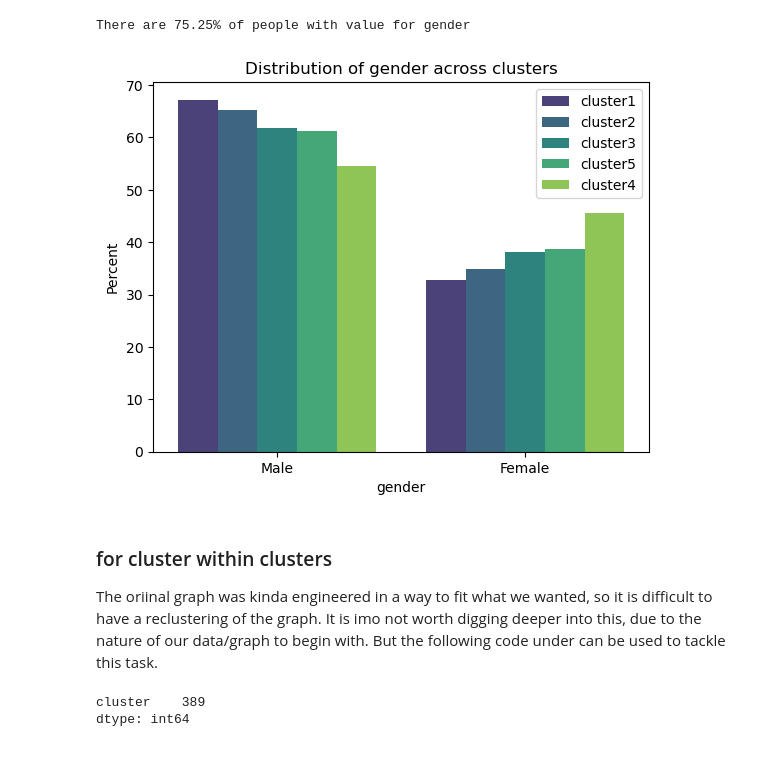
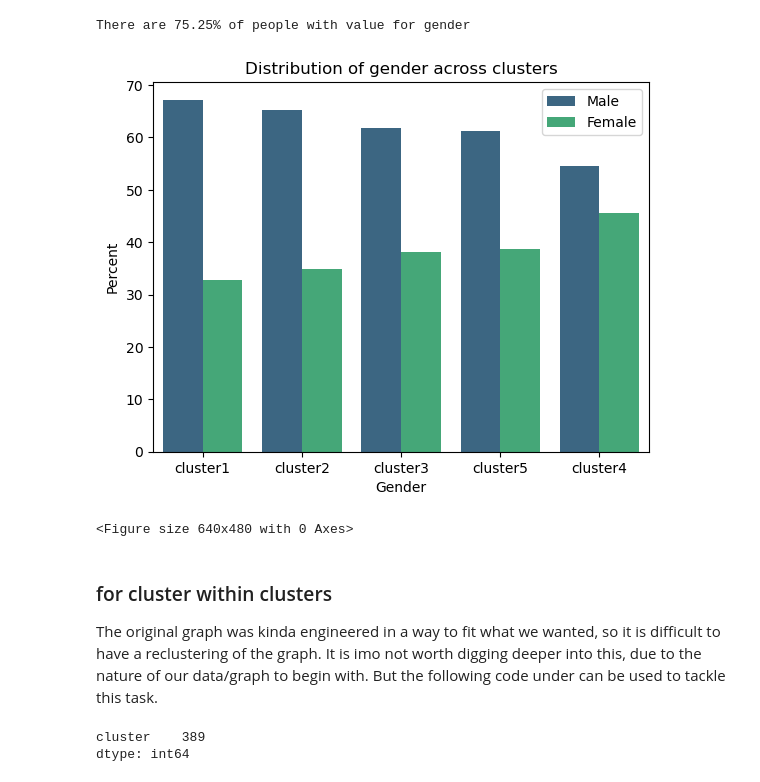
Before and after one commit to epfl-ada/ada-2022-project-tacocat, a Jupyter notebook: src/cluster.ipynb, the cells around one changed output. Cells and saved outputs as stored; diff of their text form; code cells hidden in the pictures.

```diff
--- a/src/cluster.ipynb
+++ b/src/cluster.ipynb
@@ -5,6 +5,8 @@ import numpy as np
 import seaborn as sns
 import matplotlib.pyplot as plt
 from sklearn.cluster import OPTICS
+# %%
+RESULTS_PATH = '../results/clusters/'
 # %%
 #load panda dataframes for movies, poeple, and cluster
 movies = load_movie_metadata()
@@ -332,39 +334,43 @@ cluster1_gender = pd.DataFrame([j for l in cluster1.gender.dropna().values for j
 cluster2_gender = pd.DataFrame([j for l in cluster2.gender.dropna().values for j in l], columns=['gender']).value_counts(normalize=True).mul(100).rename('Percent').reset_index()
 cluster3_gender = pd.DataFrame([j for l in cluster3.gender.dropna().values for j in l], columns=['gender']).value_counts(normalize=True).mul(100).rename('Percent').reset_index()
 cluster4_gender = pd.DataFrame([j for l in cluster4.gender.dropna().values for j in l], columns=['gender']).value_counts(normalize=True).mul(100).rename('Percent').reset_index()
 cluster5_gender = pd.DataFrame([j for l in cluster5.gender.dropna().values for j in l], columns=['gender']).value_counts(normalize=True).mul(100).rename('Percent').reset_index()
 
 
 
 cluster1_gender['Cluster'] = 'cluster1'
 cluster2_gender['Cluster'] = 'cluster2'
 cluster3_gender['Cluster'] = 'cluster3'
 cluster4_gender['Cluster'] = 'cluster4'
 cluster5_gender['Cluster'] = 'cluster5'
 
 
 # plot distribution values in descending order of total percentenage across both outliers and clusters
 data = pd.concat([cluster1_gender, cluster2_gender, cluster3_gender, cluster4_gender, cluster5_gender]).sort_values(by='Percent', ascending=False)
 #rename gender value to Male and Female in data dataframe 'gender'
 data['gender'] = data['gender'].replace(['M'], 'Male')
 data['gender'] = data['gender'].replace(['F'], 'Female')
-sns.barplot(data=data, x='gender', y='Percent', hue='Cluster', palette='viridis')
+sns.barplot(data=data, x='Cluster', y='Percent', hue='gender', palette='viridis')
 
 handles, labels = ax.get_legend_handles_labels()
 ax.legend(handles=handles, labels=labels)
 plt.legend(loc='upper right')
 
 ax.figure.set_size_inches(12, 6)
 
 plt.title("Distribution of gender across clusters")
+plt.xlabel('Gender')
 #rename x values
 plt.show()
+
+plt.savefig(RESULTS_PATH + 'clusters_genres.png', bbox_inches='tight', dpi=500)
 # %% [output]
-[figure, old version]
+[figure, new version]
+<Figure size 640x480 with 0 Axes>
 # %% [markdown]
 ### for cluster within clusters
 
-The oriinal graph was kinda engineered in a way to fit what we wanted, so it is difficult to have a reclustering of the graph.
+The original graph was kinda engineered in a way to fit what we wanted, so it is difficult to have a reclustering of the graph.
 It is imo not worth digging deeper into this, due to the nature of our data/graph to begin with. But the following code under
 can be used to tackle this task.
 # %%
```
Also changed, not shown: parts of 10 cells of this notebook, 6 other files.
